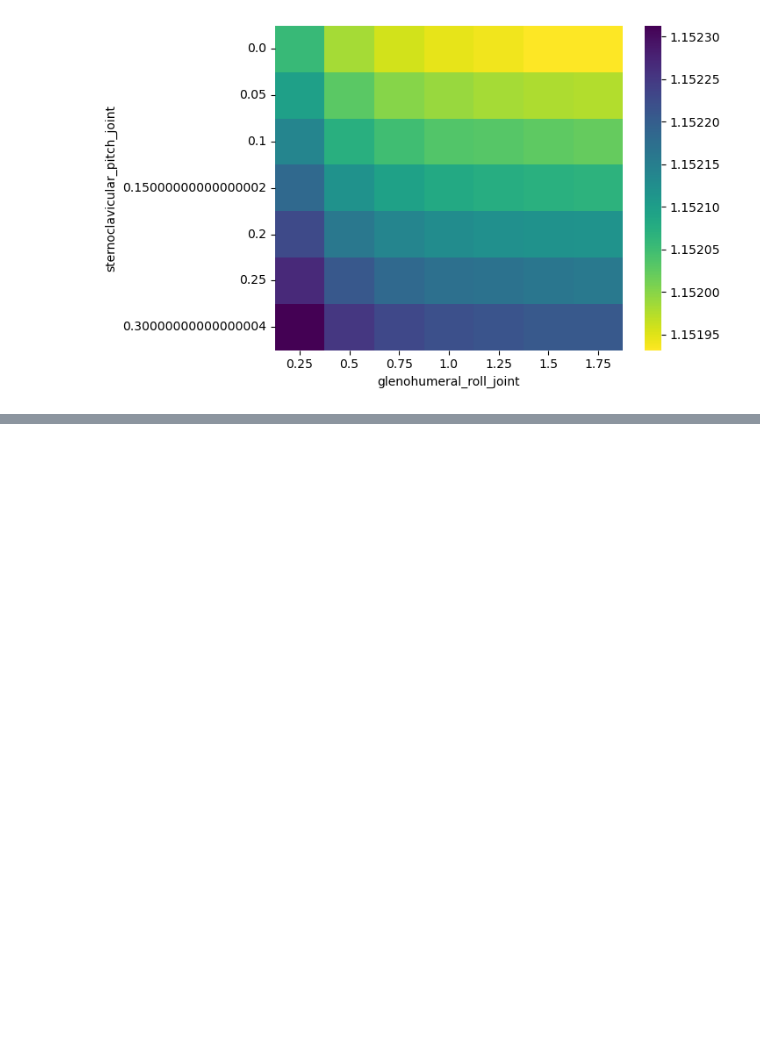
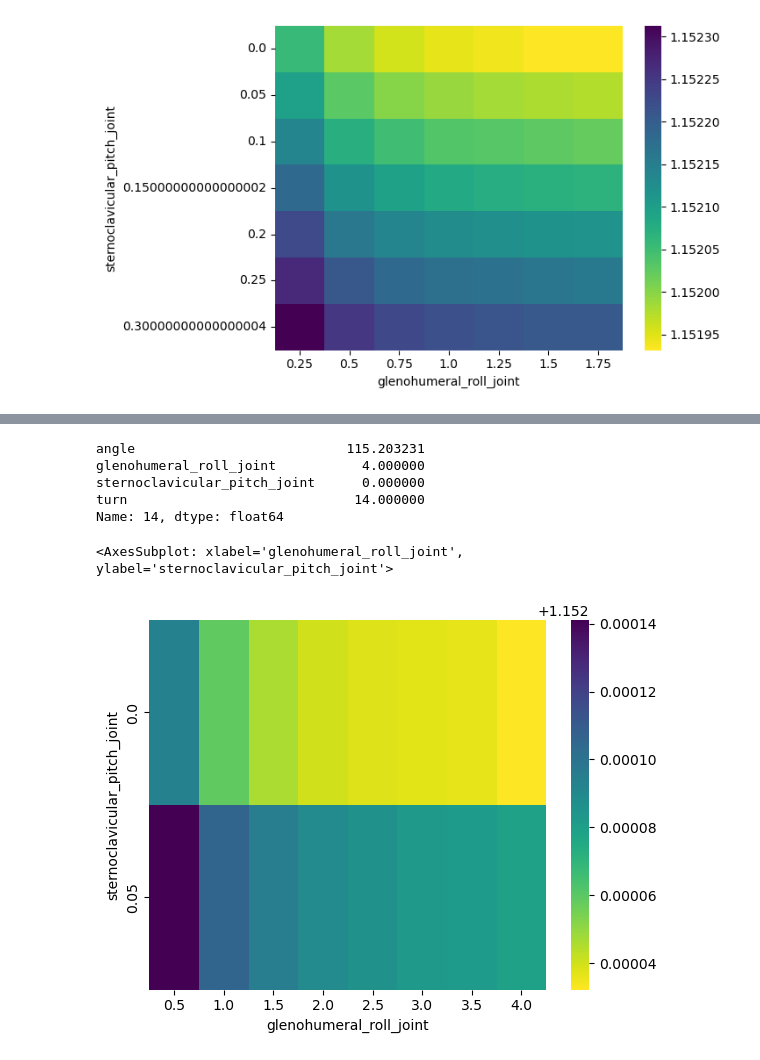
Before and after one commit to bj1110/Masterarbeit, a Jupyter notebook: eval/gridsearch_eval.ipynb, the cells around one changed output, grey strips where cells are left out. Saved outputs shown, nothing was run; the diff lists cells and outputs as text; code cells hidden in the pictures; blank space fills up the shorter version.

```diff
--- a/eval/gridsearch_eval.ipynb
+++ b/eval/gridsearch_eval.ipynb
@@ -14,15 +14,19 @@ input_dir = Path(home) / "Projects/Masterarbeit/simdata"
 input_file_path = input_dir / "grid_search_data.jsonl"
 input_file_path_2 = input_dir / "grid_search_data_2.jsonl"
 input_file_path_3 = input_dir / "grid_search_data_3.jsonl"
+input_file_path_4 = input_dir / "grid_search_data_4.jsonl"
 
 
 data1 = pd.read_json(path_or_buf= input_file_path, lines=True)
 data2 = pd.read_json(path_or_buf=input_file_path_2, lines=True)
 data3 = pd.read_json(path_or_buf=input_file_path_3, lines=True)
+data4 = pd.read_json(path_or_buf=input_file_path_4, lines=True)
+
 
 print(len(data1))
 print(len(data2))
 print(len(data3))
+print(len(data4))
 # %% [output]
 630
 49
@@ -258,0 +286,22 @@ sns.heatmap(pivot, cmap="viridis_r")
+# %%
+best_data4 = data4.loc[data4["angle"].idxmin()]
+best_data4
+# %% [output]
+angle                           115.203231
+glenohumeral_roll_joint           4.000000
+sternoclavicular_pitch_joint      0.000000
+turn                             14.000000
+Name: 14, dtype: float64
+# %%
+data4["angle"] = data4["angle"] / 100
+pivot = data4.pivot_table(
+    index="sternoclavicular_pitch_joint",
+    columns="glenohumeral_roll_joint",
+    values="angle",
+    aggfunc="mean"
+)
+
+sns.heatmap(pivot, cmap="viridis_r")
+# %% [output]
+<AxesSubplot: xlabel='glenohumeral_roll_joint', ylabel='sternoclavicular_pitch_joint'>
+[figure, added]
```
Also changed, not shown: parts of 6 cells of this notebook, 3 other files.
